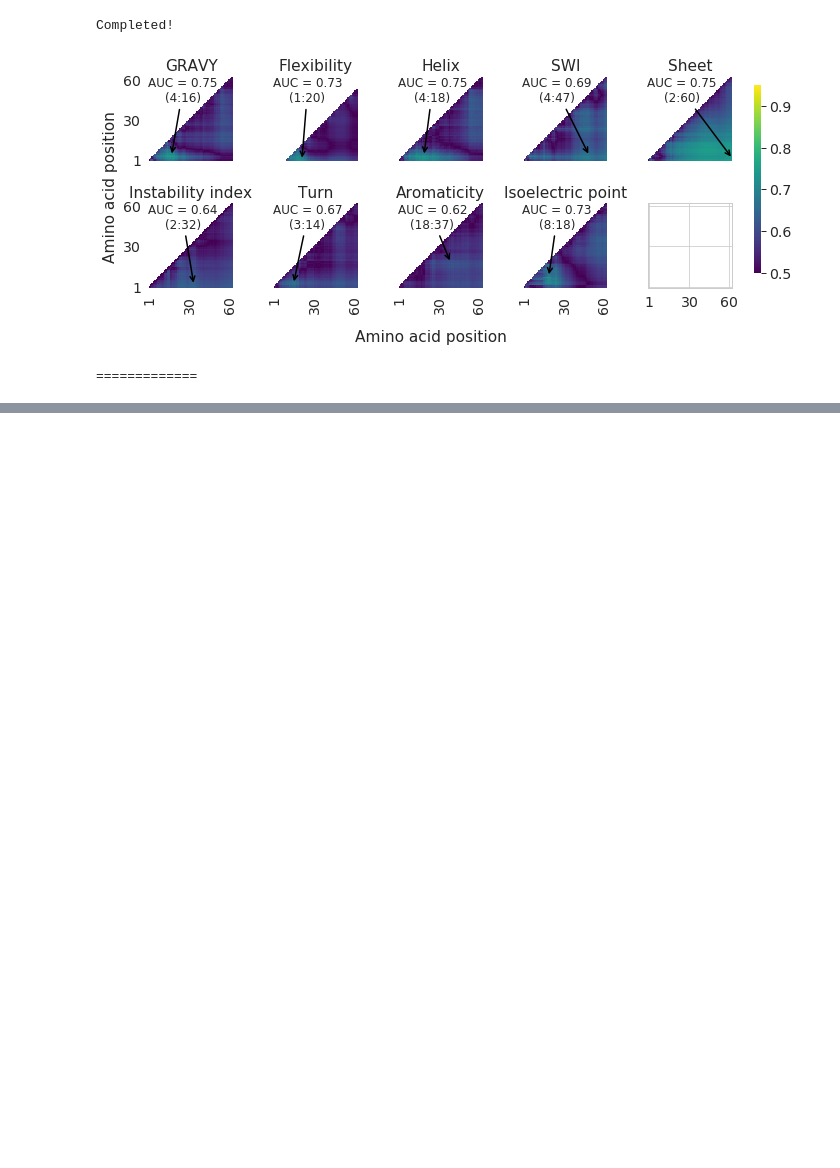
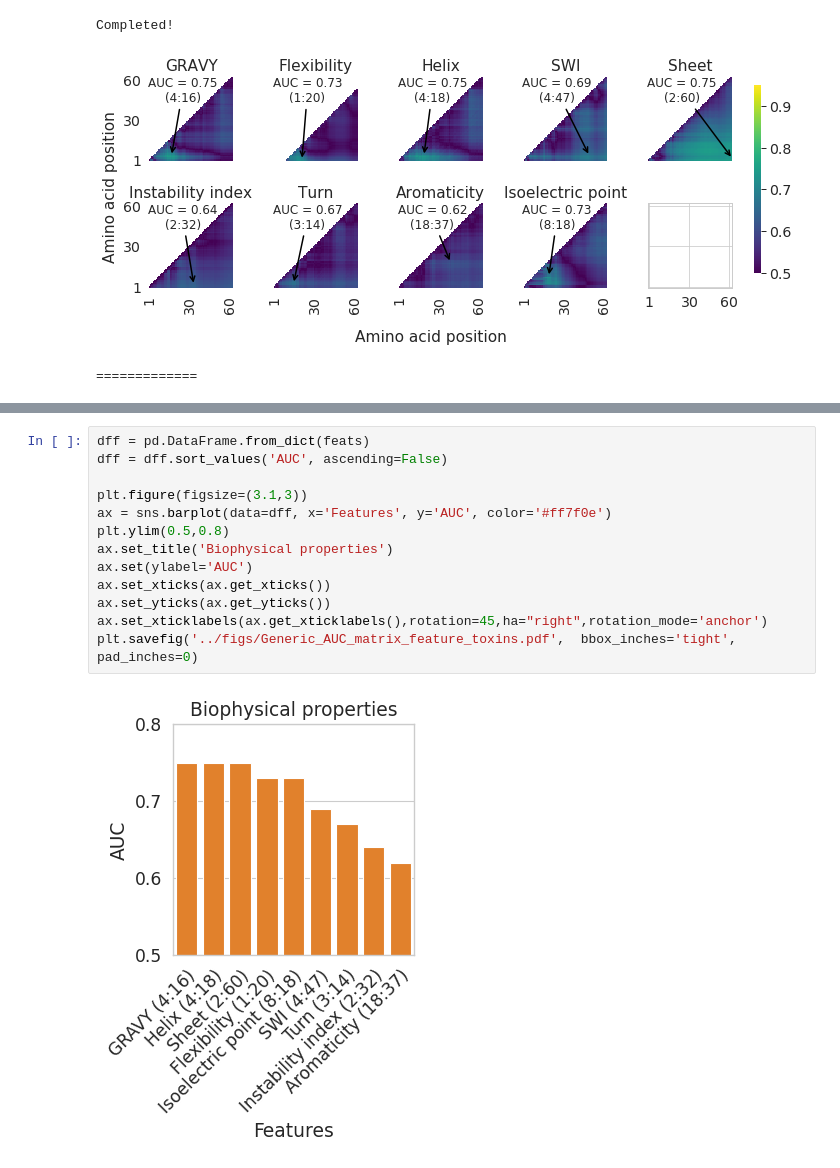
Before and after one commit to Gardner-BinfLab/Razor_paper_2021, a Jupyter notebook: Analysis/AUC_Matrix_plots_Features.ipynb, the cells around one changed output, grey strips where cells are left out. Cells and saved outputs as stored; diff of their text form; blank space fills up the shorter version.

```diff
--- a/Analysis/AUC_Matrix_plots_Features.ipynb
+++ b/Analysis/AUC_Matrix_plots_Features.ipynb
@@ -342,0 +428,15 @@ Completed!
+# %%
+dff = pd.DataFrame.from_dict(feats)
+dff = dff.sort_values('AUC', ascending=False)
+
+plt.figure(figsize=(3.1,3))
+ax = sns.barplot(data=dff, x='Features', y='AUC', color='#ff7f0e')
+plt.ylim(0.5,0.8)
+ax.set_title('Biophysical properties')
+ax.set(ylabel='AUC')
+ax.set_xticks(ax.get_xticks())
+ax.set_yticks(ax.get_yticks())
+ax.set_xticklabels(ax.get_xticklabels(),rotation=45,ha="right",rotation_mode='anchor')
+plt.savefig('../figs/Generic_AUC_matrix_feature_toxins.pdf',  bbox_inches='tight', pad_inches=0)
+# %% [output]
+[figure, added]
```
Also changed, not shown: parts of 3 cells of this notebook, 4 other files.
